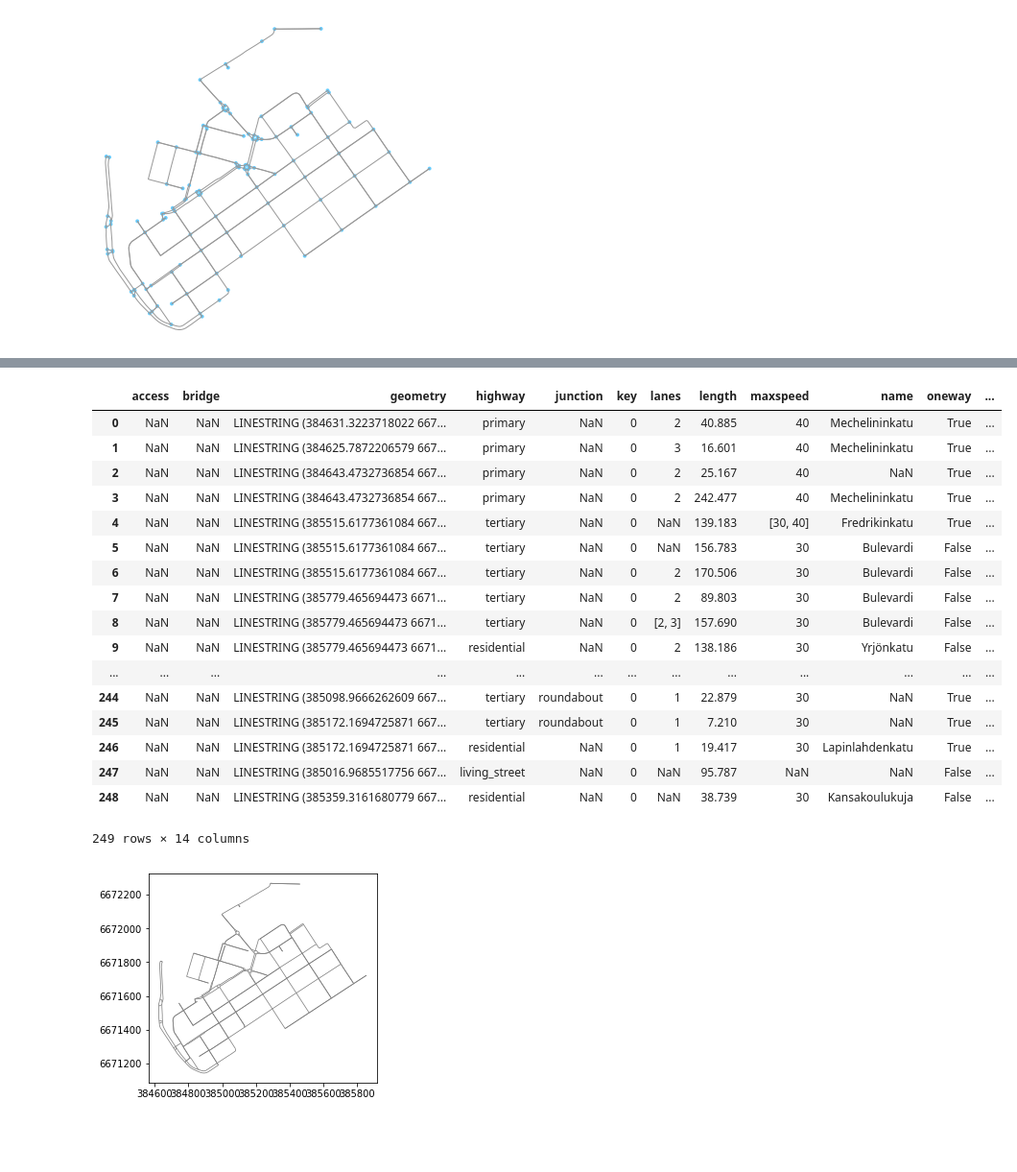
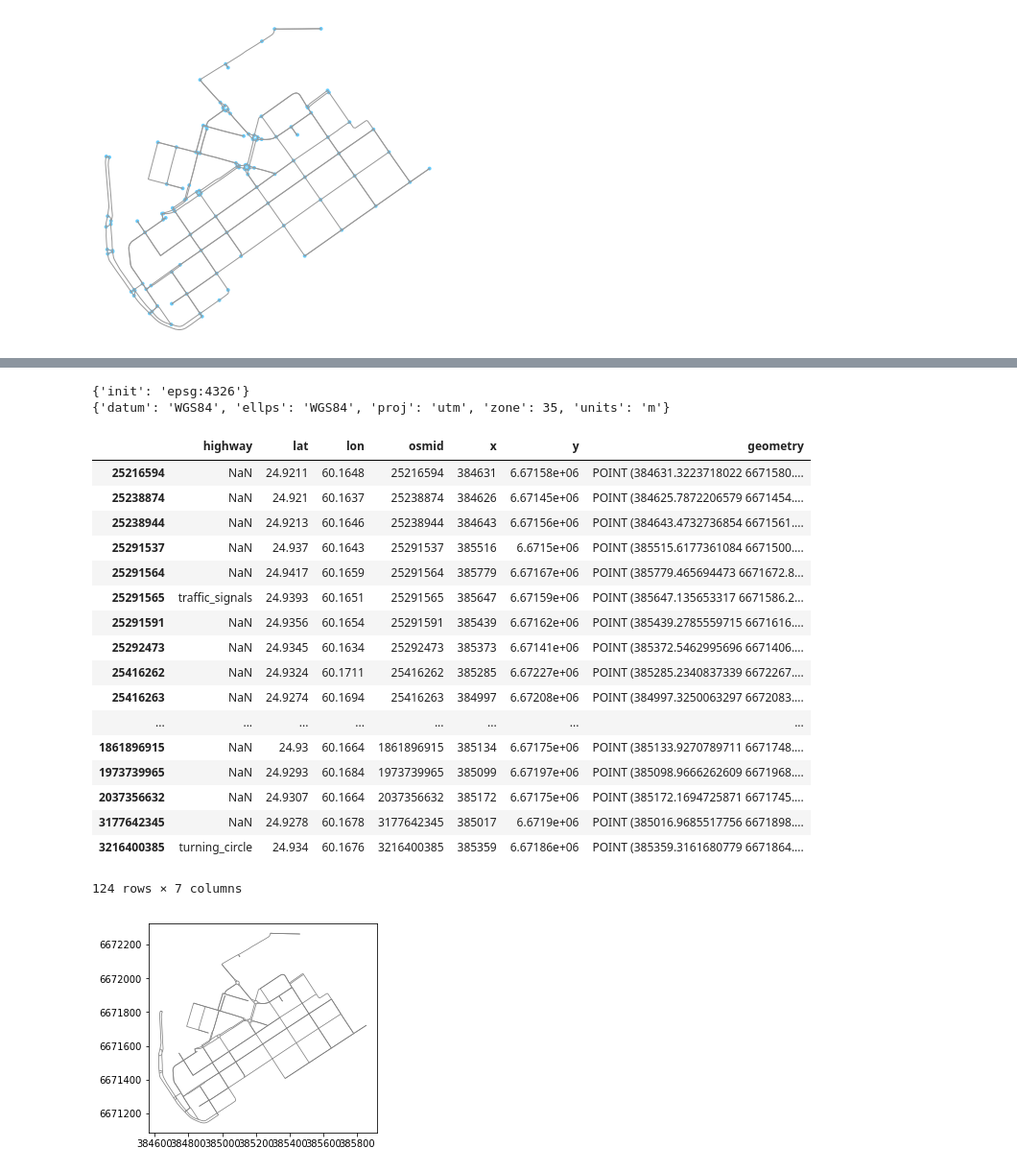
Before and after one commit to jnnr/models_oemof, a Jupyter notebook: DHN_model/DHN_model_prototyping.ipynb, the cells around one changed output, grey strips where cells are left out. Shown at 96% size. Cells and saved outputs as stored; diff of their text form; code cells hidden in the pictures; blank space fills up the shorter version.

```diff
--- a/DHN_model/DHN_model_prototyping.ipynb
+++ b/DHN_model/DHN_model_prototyping.ipynb
@@ -29,5 +26,5 @@ edge_list.head()
 # %%
-node_list = pd.read_csv('node_list.csv')
-node_list.head()
+node_list = pd.read_csv('data/node_list.csv')
+node_list.iloc[-2:]
 # %% [output]
 |  | Unnamed: 0 | node_id | lon | lat | node_type |
@@ -39,19 +33,22 @@ node_list.head()
 # %%
 def create_network(edge_list, node_list):
-    G = nx.DiGraph()
+    """
+    Create DHN from lists decribing edges and nodes
+
+    """
+    G = nx.MultiDiGraph()
 
     edge_attr = ['lenght_m', 'diameter_mm', 'heat_transfer_coefficient_W/mK', 'roughness_mm']
     G = nx.from_pandas_edgelist(edge_list, 'from_node', 'to_node', edge_attr=edge_attr, create_using=G)
-
 
     for node in G.nodes:
         G.add_node(node, lon=node_list.loc[int(node)]['lon'],
                          lat=node_list.loc[int(node)]['lat'],
                          node_type=node_list.loc[int(node)]['node_type'])
+
     return G
 
 
-
 G = create_network(edge_list, node_list)
 # %% [markdown]
 ## Plotting
@@ -131,0 +340,7 @@ draw_G(G, 12, 12)
+# %%
+to_crs = {'datum': 'WGS84',
+          'ellps': 'WGS84',
+          'proj' : 'utm',
+          'zone' : 35,
+          'units': 'm'}
+G_proj = project_graph(G, to_crs=to_crs)
@@ -272,4 +700,3 @@ OutMultiEdgeDataView([(25216594, 1372425714, 0, {'osmid': 23856784, 'oneway': Tr
 # %%
-graph_proj = ox.project_graph(graph)
-graph_proj
+graph_proj = project_graph(graph, to_crs=to_crs)
 # %% [output]
@@ -277,26 +712,31 @@ graph_proj
+# %%
+print(graph.graph['crs'])
+print(graph_proj.graph['crs'])
+# %% [output]
+{'init': 'epsg:4326'}
+{'datum': 'WGS84', 'ellps': 'WGS84', 'proj': 'utm', 'zone': 35, 'units': 'm'}
 # %%
-nodes_proj, edges_proj = ox.graph_to_gdfs(graph_proj, nodes=True, edges=True)
-nodes_proj['x'] = nodes_proj.x.astype(float)
-edges_proj
+nodes_proj = ox.graph_to_gdfs(graph_proj, nodes=True, edges=False)
+nodes_proj
 # %% [output]
-|  | access | bridge | geometry | highway | junction | key | lanes | length | maxspeed | name | oneway | ... |
-| 0 | NaN | NaN | LINESTRING (384631.3223718022 667... | primary | NaN | 0 | 2 | 40.885 | 40 | Mechelininkatu | True | ... |
-| 1 | NaN | NaN | LINESTRING (384625.7872206579 667... | primary | NaN | 0 | 3 | 16.601 | 40 | Mechelininkatu | True | ... |
-| 2 | NaN | NaN | LINESTRING (384643.4732736854 667... | primary | NaN | 0 | 2 | 25.167 | 40 | NaN | True | ... |
-| 3 | NaN | NaN | LINESTRING (384643.4732736854 667... | primary | NaN | 0 | 2 | 242.477 | 40 | Mechelininkatu | True | ... |
-| 4 | NaN | NaN | LINESTRING (385515.6177361084 667... | tertiary | NaN | 0 | NaN | 139.183 | [30, 40] | Fredrikinkatu | True | ... |
-| 5 | NaN | NaN | LINESTRING (385515.6177361084 667... | tertiary | NaN | 0 | NaN | 156.783 | 30 | Bulevardi | False | ... |
-| 6 | NaN | NaN | LINESTRING (385515.6177361084 667... | tertiary | NaN | 0 | 2 | 170.506 | 30 | Bulevardi | False | ... |
-| 7 | NaN | NaN | LINESTRING (385779.465694473 6671... | tertiary | NaN | 0 | 2 | 89.803 | 30 | Bulevardi | False | ... |
-| 8 | NaN | NaN | LINESTRING (385779.465694473 6671... | tertiary | NaN | 0 | [2, 3] | 157.690 | 30 | Bulevardi | False | ... |
-| 9 | NaN | NaN | LINESTRING (385779.465694473 6671... | residential | NaN | 0 | 2 | 138.186 | 30 | Yrjönkatu | False | ... |
-| ... | ... | ... | ... | ... | ... | ... | ... | ... | ... | ... | ... | ... |
-| 244 | NaN | NaN | LINESTRING (385098.9666262609 667... | tertiary | roundabout | 0 | 1 | 22.879 | 30 | NaN | True | ... |
-| 245 | NaN | NaN | LINESTRING (385172.1694725871 667... | tertiary | roundabout | 0 | 1 | 7.210 | 30 | NaN | True | ... |
-| 246 | NaN | NaN | LINESTRING (385172.1694725871 667... | residential | NaN | 0 | 1 | 19.417 | 30 | Lapinlahdenkatu | True | ... |
-| 247 | NaN | NaN | LINESTRING (385016.9685517756 667... | living_street | NaN | 0 | NaN | 95.787 | NaN | NaN | False | ... |
-| 248 | NaN | NaN | LINESTRING (385359.3161680779 667... | residential | NaN | 0 | NaN | 38.739 | 30 | Kansakoulukuja | False | ... |
+|  | highway | lat | lon | osmid | x | y | geometry |
+| 25216594 | NaN | 24.9211 | 60.1648 | 25216594 | 384631 | 6.67158e+06 | POINT (384631.3223718022 6671580.... |
+| 25238874 | NaN | 24.921 | 60.1637 | 25238874 | 384626 | 6.67145e+06 | POINT (384625.7872206579 6671454.... |
+| 25238944 | NaN | 24.9213 | 60.1646 | 25238944 | 384643 | 6.67156e+06 | POINT (384643.4732736854 6671561.... |
+| 25291537 | NaN | 24.937 | 60.1643 | 25291537 | 385516 | 6.6715e+06 | POINT (385515.6177361084 6671500.... |
+| 25291564 | NaN | 24.9417 | 60.1659 | 25291564 | 385779 | 6.67167e+06 | POINT (385779.465694473 6671672.8... |
+| 25291565 | traffic_signals | 24.9393 | 60.1651 | 25291565 | 385647 | 6.67159e+06 | POINT (385647.135653317 6671586.2... |
+| 25291591 | NaN | 24.9356 | 60.1654 | 25291591 | 385439 | 6.67162e+06 | POINT (385439.2785559715 6671616.... |
+| 25292473 | NaN | 24.9345 | 60.1634 | 25292473 | 385373 | 6.67141e+06 | POINT (385372.5462995696 6671406.... |
+| 25416262 | NaN | 24.9324 | 60.1711 | 25416262 | 385285 | 6.67227e+06 | POINT (385285.2340837339 6672267.... |
+| 25416263 | NaN | 24.9274 | 60.1694 | 25416263 | 384997 | 6.67208e+06 | POINT (384997.3250063297 6672083.... |
+| ... | ... | ... | ... | ... | ... | ... | ... |
+| 1861896915 | NaN | 24.93 | 60.1664 | 1861896915 | 385134 | 6.67175e+06 | POINT (385133.9270789711 6671748.... |
+| 1973739965 | NaN | 24.9293 | 60.1684 | 1973739965 | 385099 | 6.67197e+06 | POINT (385098.9666262609 6671968.... |
+| 2037356632 | NaN | 24.9307 | 60.1664 | 2037356632 | 385172 | 6.67175e+06 | POINT (385172.1694725871 6671745.... |
+| 3177642345 | NaN | 24.9278 | 60.1678 | 3177642345 | 385017 | 6.6719e+06 | POINT (385016.9685517756 6671898.... |
+| 3216400385 | turning_circle | 24.934 | 60.1676 | 3216400385 | 385359 | 6.67186e+06 | POINT (385359.3161680779 6671864.... |
-249 rows × 14 columns
+124 rows × 7 columns
 # %%
 fig, ax = plt.subplots()
 edges_proj.plot(ax=ax, linewidth=0.75, color='gray')
```
Also changed, not shown: parts of 32 cells of this notebook, 13 other files.
